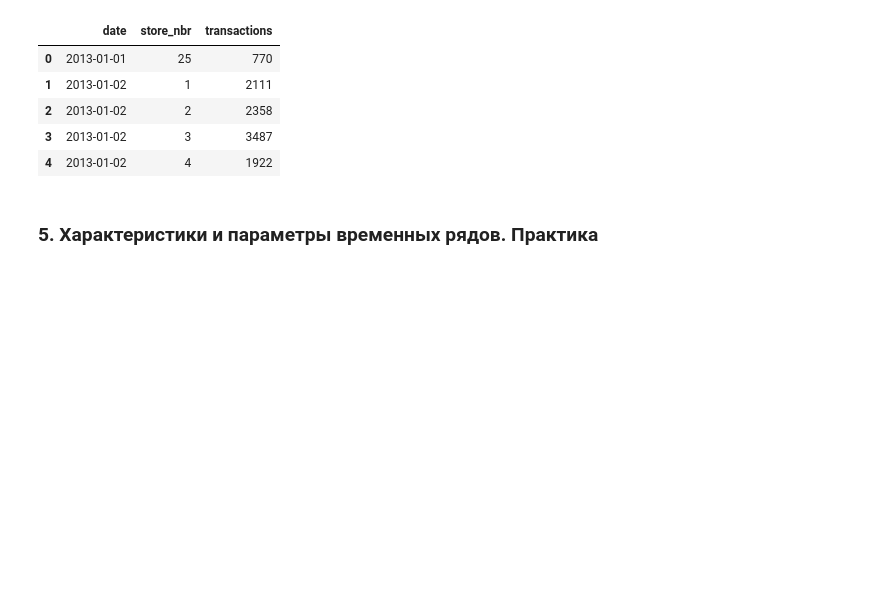
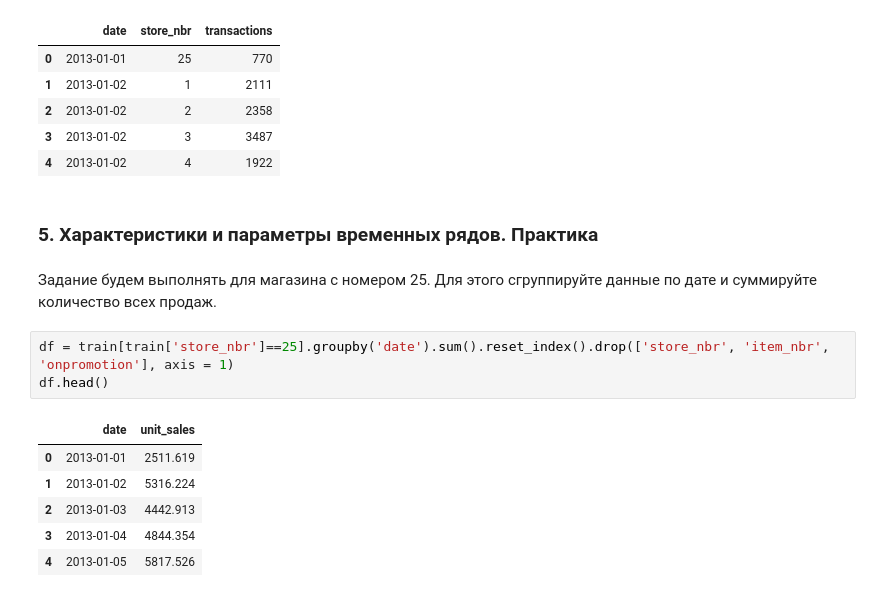
Before and after one commit to eartzhi/lessons, a Jupyter notebook: pda_02/project.ipynb, the cells around one changed output. Cells and saved outputs as stored; diff of their text form; blank space fills up the shorter version.

Commit message:
pda_02 unit 5 done

```diff
--- a/pda_02/project.ipynb
+++ b/pda_02/project.ipynb
@@ -66,3 +70,15 @@ transactions.head()
 | 4 | 2013-01-02 | 4 | 1922 |
 # %% [markdown]
 ### 5. Характеристики и параметры временных рядов. Практика
+# %% [markdown]
+Задание будем выполнять для магазина с номером 25. Для этого сгруппируйте данные по дате и суммируйте количество всех продаж.
+# %%
+df = train[train['store_nbr']==25].groupby('date').sum().reset_index().drop(['store_nbr', 'item_nbr', 'onpromotion'], axis = 1)
+df.head()
+# %% [output]
+|  | date | unit_sales |
+| 0 | 2013-01-01 | 2511.619 |
+| 1 | 2013-01-02 | 5316.224 |
+| 2 | 2013-01-03 | 4442.913 |
+| 3 | 2013-01-04 | 4844.354 |
+| 4 | 2013-01-05 | 5817.526 |
```
Also changed, not shown: parts of 9 cells of this notebook, 2 other files.
